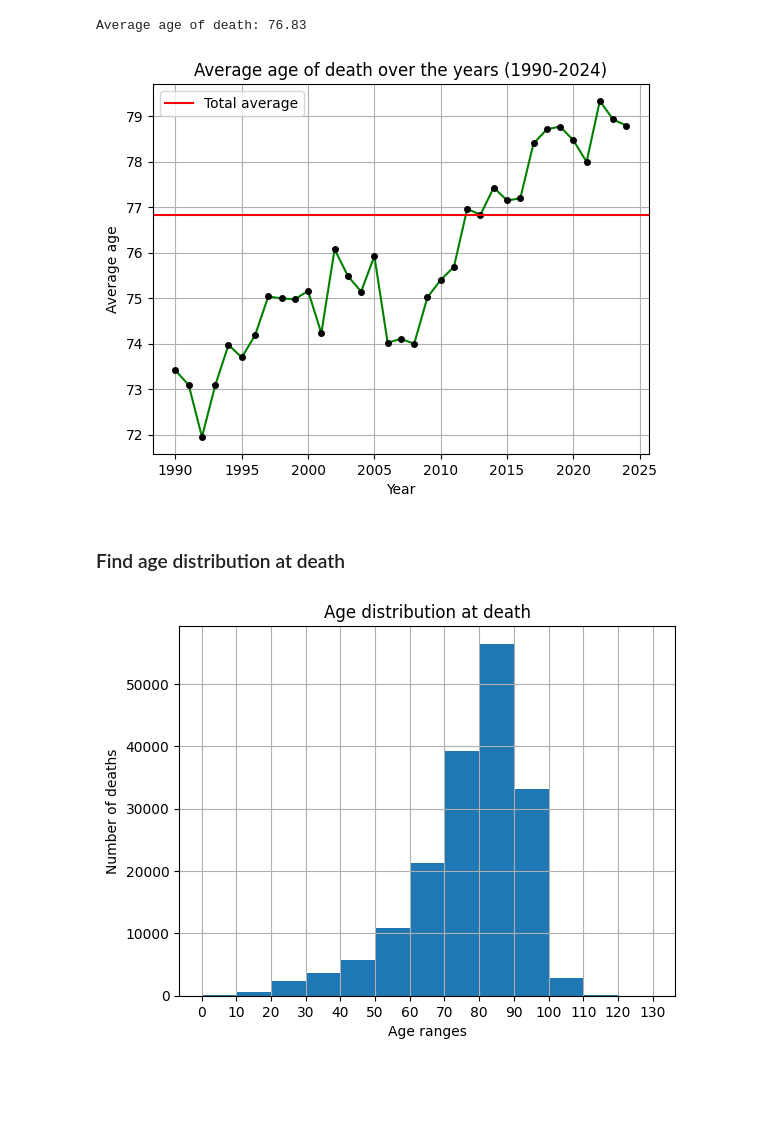
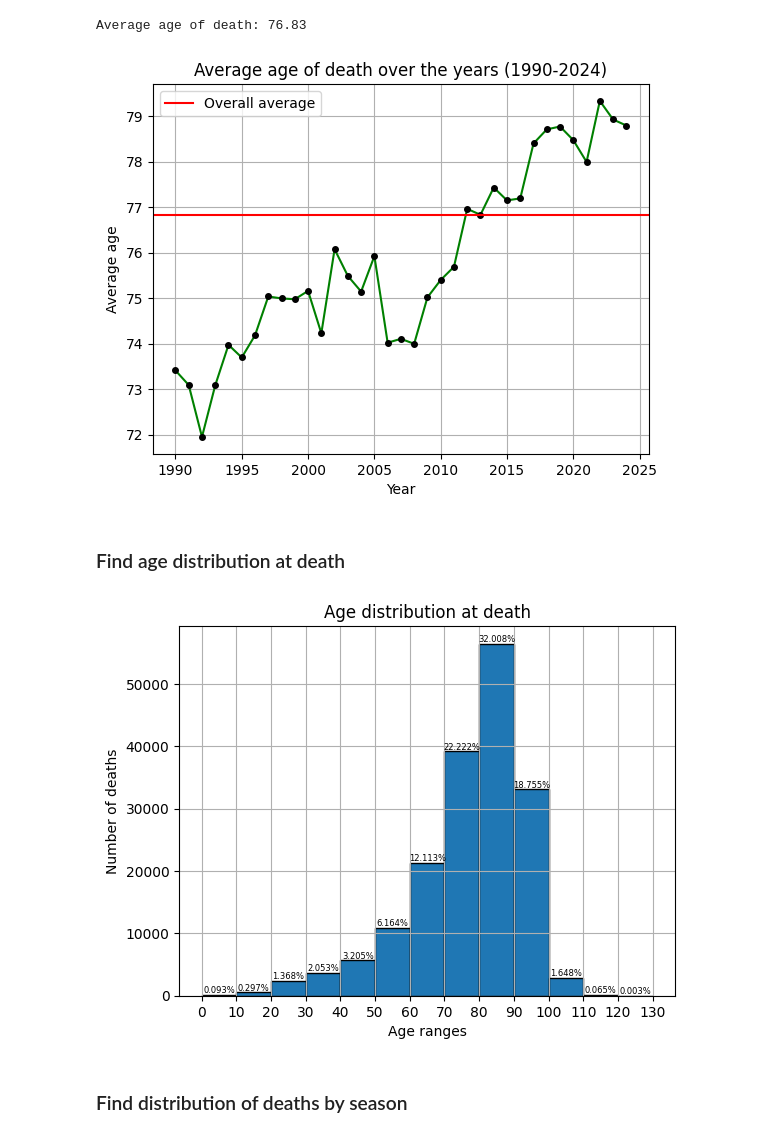
Before and after one commit to Elia9605/notable-deaths, a Jupyter notebook: an_deaths.ipynb, the cells around one changed output. Drawn from its saved outputs; the diff is of its cells as text; code cells hidden in the pictures; blank space fills up the shorter version.

Commit message:
New pie chart, added percentages to the histogram

```diff
--- a/an_deaths.ipynb
+++ b/an_deaths.ipynb
@@ -427,7 +427,7 @@ print(f"Average age of death: {avg_death:.2f}")
 Average age of death: 76.83
 # %%
 plt.plot(np.sort(df["Year"].unique()), df.groupby("Year")["Age"].mean(), color="green", marker=".", markersize=8, markerfacecolor="black", mec="black")
-plt.axhline(y=avg_death, color="red", label="Total average")
+plt.axhline(y=avg_death, color="red", label="Overall average")
 plt.grid()
 plt.xlabel("Year")
 plt.ylabel("Average age")
@@ -435,16 +435,22 @@ plt.title("Average age of death over the years (1990-2024)")
 plt.legend()
 plt.show()
 # %% [output]
-[figure, old version]
+[figure, new version]
 # %% [markdown]
 ### Find age distribution at death
 # %%
-plt.hist(df["Age"], bins=range(0, 140, 10))
-plt.xticks(range(0, 140, 10))
+n, bins, patches = plt.hist(df["Age"], bins=list(range(0, 140, 10)) + [np.inf], edgecolor="black")
+plt.xticks(list(range(0, 140, 10)))
 plt.xlabel("Age ranges")
 plt.ylabel("Number of deaths")
 plt.grid()
+total = n.sum()
+for count, bin_left, patch in zip(n, bins, patches):
+    perc = (count / total) * 100
+    plt.text(patch.get_x() + patch.get_width() / 2, patch.get_height(), f"{perc:.3f}%", ha="center", va="bottom", fontsize=6)
 plt.title("Age distribution at death")
 plt.show()
 # %% [output]
-[figure, old version]
+[figure, new version]
+# %% [markdown]
+### Find distribution of deaths by season
```
Also changed, not shown: parts of 6 cells of this notebook.
